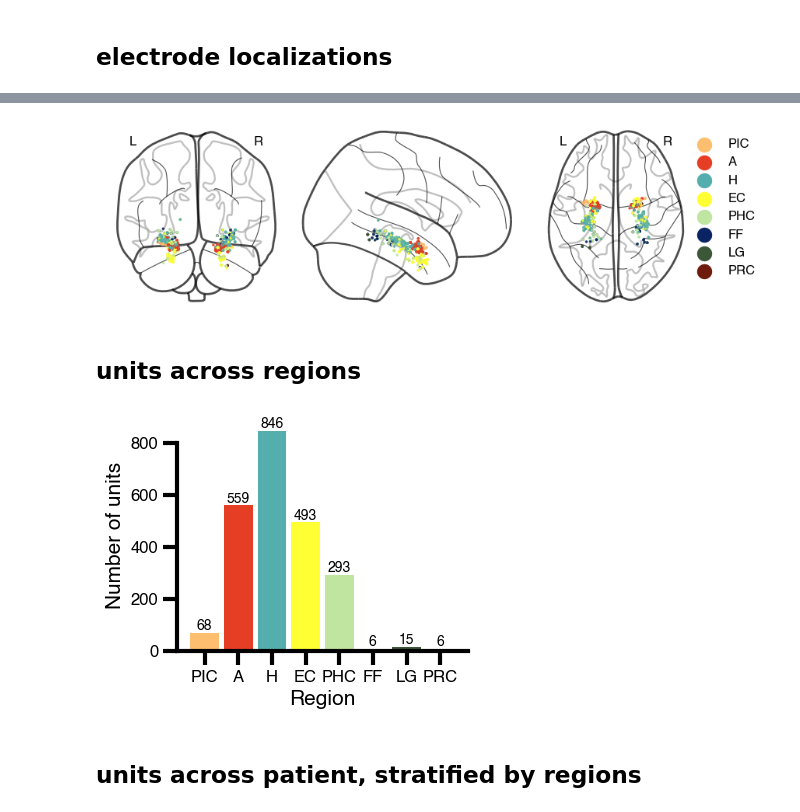
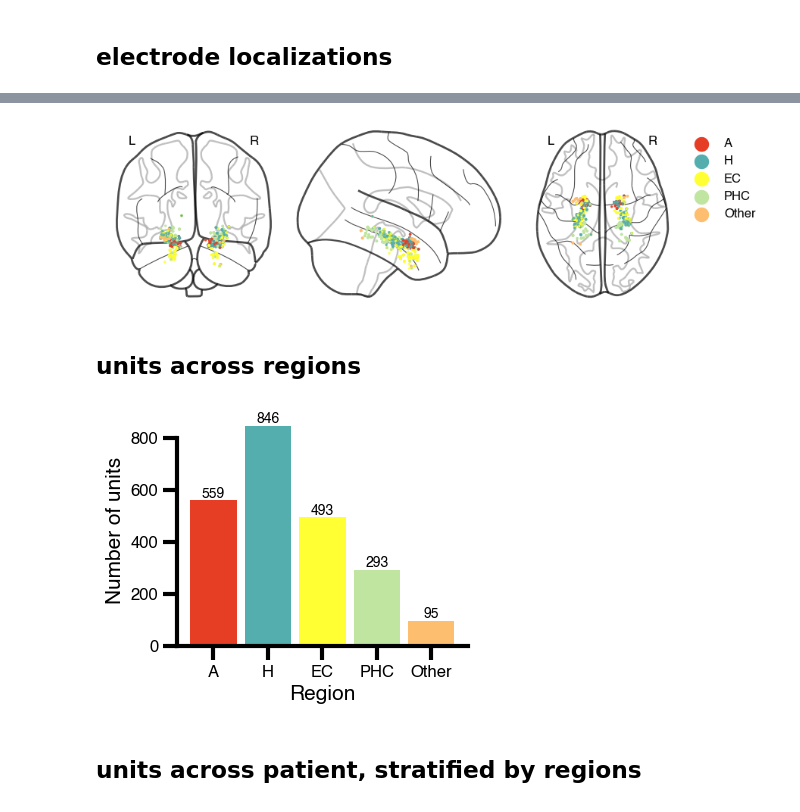
Before and after one commit to mormannlab/SUMMER, a Jupyter notebook: plot_code/data_overview/plots_data_overview.ipynb, the cells around one changed output, grey strips where cells are left out. Cells and saved outputs as stored; diff of their text form; code cells hidden in the pictures.

Commit message:
changed regions in fig 1

```diff
--- a/plot_code/data_overview/plots_data_overview.ipynb
+++ b/plot_code/data_overview/plots_data_overview.ipynb
@@ -192,9 +216,9 @@ colors = [
     '#54aead',
     '#FFFF33',
     '#bfe5a0',
-    '#0A2463',
-    '#3B5738',
-    '#6E1A0D',
+    # '#0A2463',
+    # '#3B5738',
+    # '#6E1A0D',
 
 ]
 
@@ -238,60 +262,57 @@ for region, value in region_map.items():
     handle = plt.scatter([], [], color=color, s=100, label=region, edgecolor='w')
     handles.append(handle)
 
-ax.legend(handles=handles, title="", markerscale=1.5, bbox_to_anchor=(1.1, 1), fontsize=12, frameon=False)
+ax.legend(handles=handles, title="", markerscale=1.5, bbox_to_anchor=(1.13, 1), fontsize=12, frameon=False)
 
 plt.savefig(panel_save_dir / "localizations.png", bbox_inches="tight", dpi=300)
 plt.savefig(panel_save_dir / "localizations.svg", bbox_inches="tight", dpi=300)
 plt.show()
 # %% [output]
-[figure, old version]
+[figure, new version]
 # %% [markdown]
 ## units across regions
 # %%
 raw_regions = df_units_all["brain_region"]
 
 raw_regions = [r for r in raw_regions if r not in ["H", "T", "Ta", "Tb", "I"]]
-units_regions = pd.Series(raw_regions).replace("AH","H").replace("MH", "H").replace("PH", "H").replace("APH","PHC").replace("MPH","PHC").replace("PPH","PHC")
+units_regions = pd.Series(raw_regions).replace("AH","H").replace("MH", "H").replace("PH", "H").replace("APH","PHC").replace("MPH","PHC").replace("PPH","PHC").replace("PIC", "Other").replace("FF", "Other").replace("LG", "Other").replace("PRC", "Other")
 data = Counter(units_regions)
 
-order_list = ["PIC", "A", "H", "EC", "PHC", "FF", "LG", "PRC"]
+order_list = ["A", "H", "EC", "PHC", "Other"]
 ordered_data = OrderedDict((k, data[k]) for k in order_list)
 # %%
 colors = [
-    '#fdbf6f',
     '#E53E24',
     '#54aead',
     '#FFFF33',
     '#bfe5a0',
-    '#0A2463',
-    '#3B5738',
-    '#6E1A0D',
+    '#fdbf6f',
 ]
 
 bar_width = 0.85
 
 fig, ax = plt.subplots(1,1, figsize=(3.75,3))
 bars = ax.bar(ordered_data.keys(), ordered_data.values(), bar_width, color=colors, )
 
 
 for bar in bars:
     height = bar.get_height()
     ax.text(bar.get_x() + bar.get_width() / 2, height + 0.5,  # Adjust vertical position
             f'{int(height)}', ha='center', va='bottom', fontsize=ticksize)
 
 ax.set_xlabel(f"Region", fontsize=labelsize)
 ax.set_ylabel("Number of units", fontsize=labelsize)
 
 sns.despine()
 ymin, ymax = ax.get_ylim()
 ax.spines['left'].set_bounds(ymin, 800)
 
 #plt.tight_layout()
 plt.savefig(panel_save_dir / "units_by_region.png", bbox_inches="tight", dpi=300)
 plt.savefig(panel_save_dir / "units_by_region.svg", bbox_inches="tight", dpi=300)
 plt.show()
 # %% [output]
-[figure, old version]
+[figure, new version]
 # %% [markdown]
 ## units across patient, stratified by regions
 # %%
```
Also changed, not shown: parts of 12 cells of this notebook, 15 other files.
